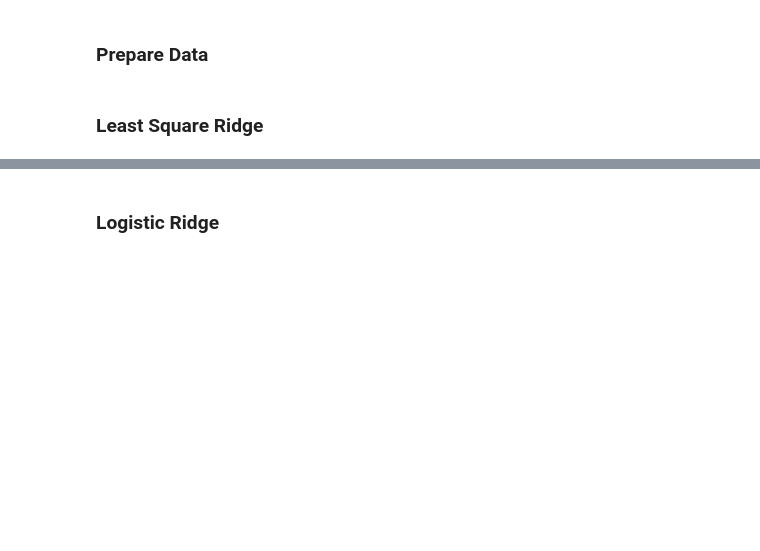
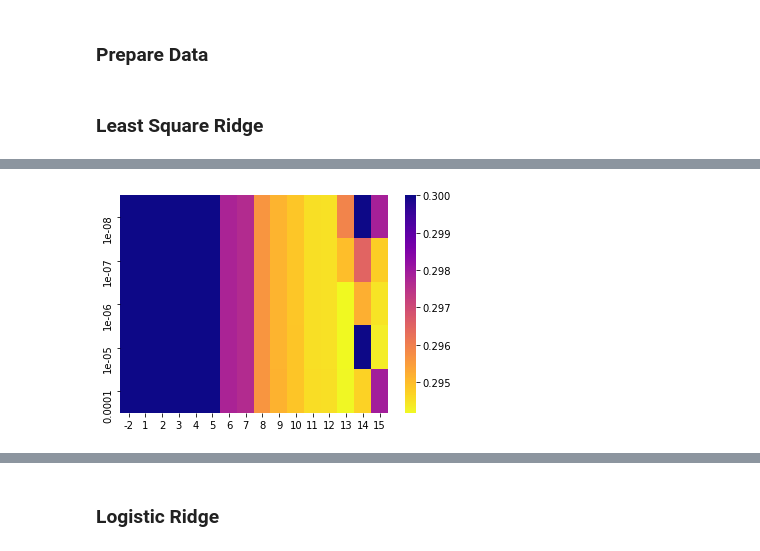
Before and after one commit to ElCabrino/MLProject1, a Jupyter notebook: Results_julien.ipynb, the cells around one changed output, grey strips where cells are left out. Cells and saved outputs as stored; diff of their text form; code cells hidden in the pictures; blank space fills up the shorter version.

```diff
--- a/Results_julien.ipynb
+++ b/Results_julien.ipynb
@@ -364,0 +425,21 @@ for i in range(5):
+# %%
+hs = {
+    'degree': np.concatenate([np.array([-2]), np.arange(1, 16)]),
+    'lambda': np.logspace(-8, -4, 5),
+    'k_fold': 4,
+    'seed': 0
+}
+
+result = evaluate(
+    clean_and_fit_with_cache(
+        clean_standardize_expand,
+        cross_validate(ridge_regression_weights, mse_and_ridge),
+        Cache(CACHE_DIR + f'clean_standardize_expand_cross_validate_ridge_regression_analytical_mse_no_split')
+    ),
+    x     = x,
+    y     = y,
+    hs    = hs
+)
+plot_heatmap(result, 'avg_mse_te', 'degree', 'lambda', 0.3)
+# %% [output]
+[figure, added]
```
Also changed, not shown: parts of 7 cells of this notebook, 6 other files.
